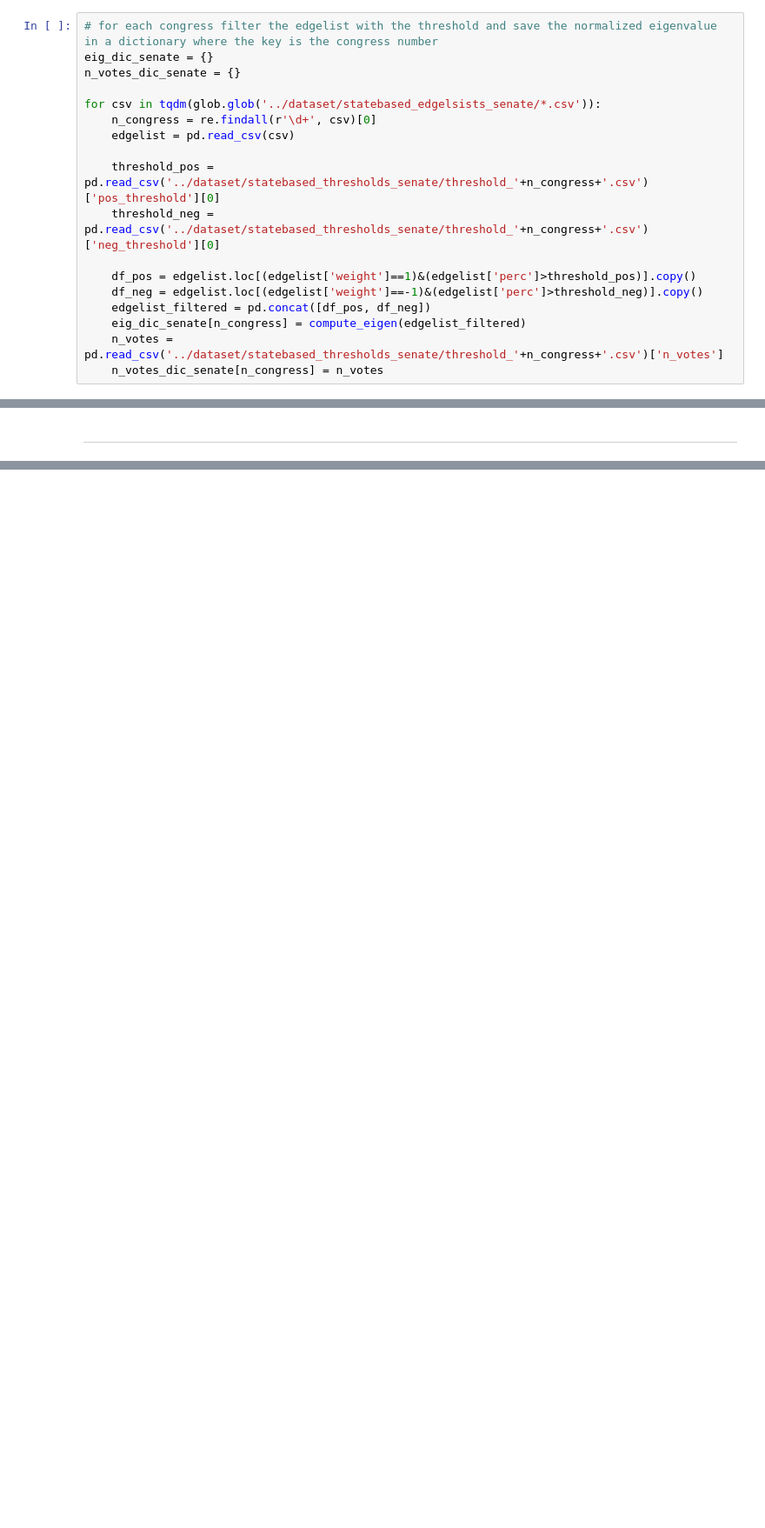
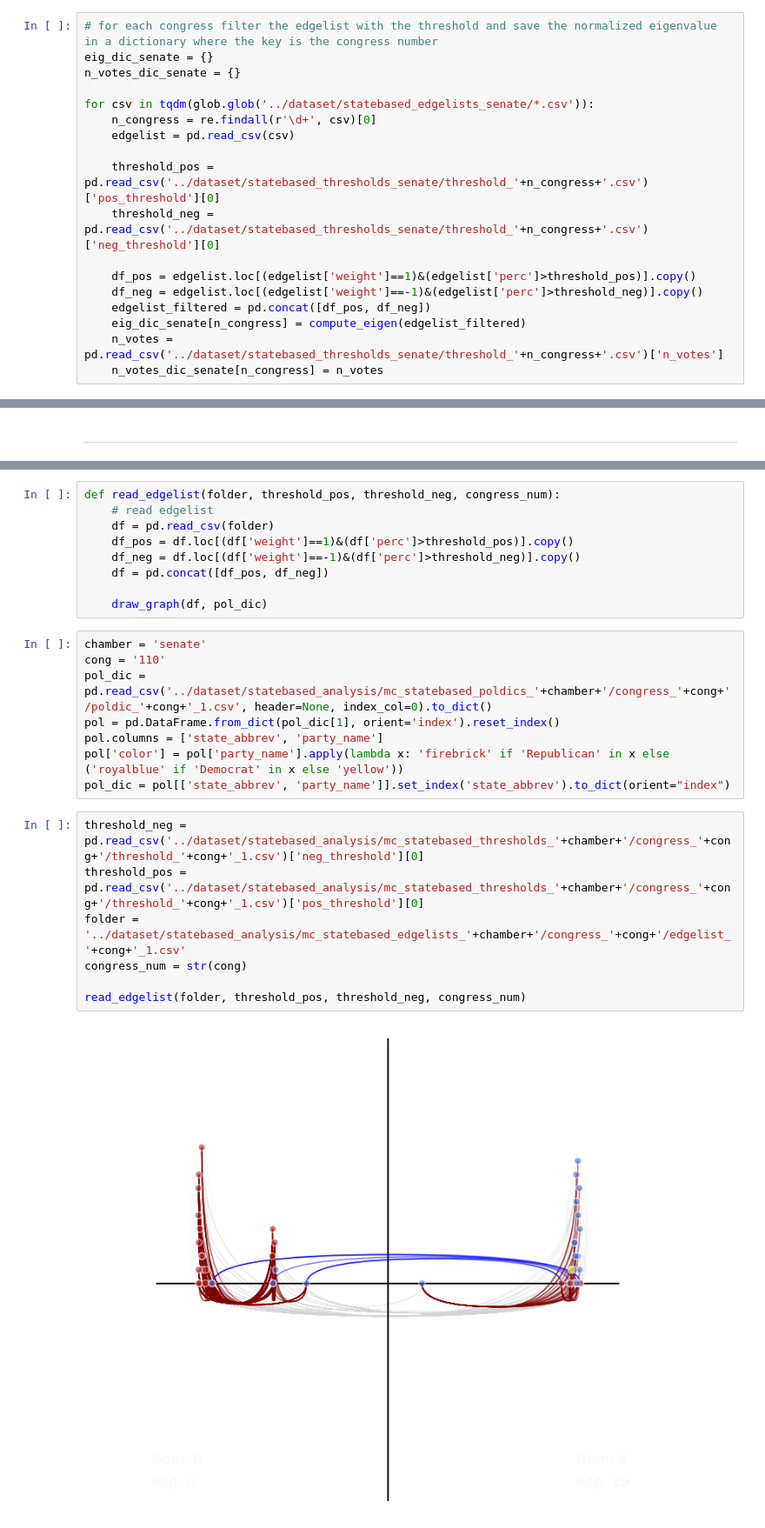
Before and after one commit to LeonardoAgasso/USA_Congress_SigNet, a Jupyter notebook: notebooks/statebased_frustrind_analysis.v2.ipynb, the cells around one changed output, grey strips where cells are left out. Shown at 87% size. Saved outputs shown, nothing was run; the diff lists cells and outputs as text; blank space fills up the shorter version.

```diff
--- a/notebooks/statebased_frustrind_analysis.v2.ipynb
+++ b/notebooks/statebased_frustrind_analysis.v2.ipynb
@@ -291,7 +300,7 @@ for csv in tqdm(glob.glob(senate_congress_path+'*.csv')):
 eig_dic_senate = {}
 n_votes_dic_senate = {}
 
-for csv in tqdm(glob.glob('../dataset/statebased_edgelsists_senate/*.csv')):
+for csv in tqdm(glob.glob('../dataset/statebased_edgelists_senate/*.csv')):
     n_congress = re.findall(r'\d+', csv)[0]
     edgelist = pd.read_csv(csv)
 
@@ -512,0 +634,26 @@ plt.savefig('../plots/statebased_eigen_senate.png', dpi=300)
+# %%
+def read_edgelist(folder, threshold_pos, threshold_neg, congress_num):
+    # read edgelist
+    df = pd.read_csv(folder)
+    df_pos = df.loc[(df['weight']==1)&(df['perc']>threshold_pos)].copy()
+    df_neg = df.loc[(df['weight']==-1)&(df['perc']>threshold_neg)].copy()
+    df = pd.concat([df_pos, df_neg])
+
+    draw_graph(df, pol_dic)
+# %%
+chamber = 'senate'
+cong = '110'
+pol_dic = pd.read_csv('../dataset/statebased_analysis/mc_statebased_poldics_'+chamber+'/congress_'+cong+'/poldic_'+cong+'_1.csv', header=None, index_col=0).to_dict()
+pol = pd.DataFrame.from_dict(pol_dic[1], orient='index').reset_index()
+pol.columns = ['state_abbrev', 'party_name']
+pol['color'] = pol['party_name'].apply(lambda x: 'firebrick' if 'Republican' in x else ('royalblue' if 'Democrat' in x else 'yellow'))
+pol_dic = pol[['state_abbrev', 'party_name']].set_index('state_abbrev').to_dict(orient="index")
+# %%
+threshold_neg = pd.read_csv('../dataset/statebased_analysis/mc_statebased_thresholds_'+chamber+'/congress_'+cong+'/threshold_'+cong+'_1.csv')['neg_threshold'][0]
+threshold_pos = pd.read_csv('../dataset/statebased_analysis/mc_statebased_thresholds_'+chamber+'/congress_'+cong+'/threshold_'+cong+'_1.csv')['pos_threshold'][0]
+folder = '../dataset/statebased_analysis/mc_statebased_edgelists_'+chamber+'/congress_'+cong+'/edgelist_'+cong+'_1.csv'
+congress_num = str(cong)
+
+read_edgelist(folder, threshold_pos, threshold_neg, congress_num)
+# %% [output]
+[figure, added]
```
Also changed, not shown: parts of 31 cells of this notebook, 4 other files.
